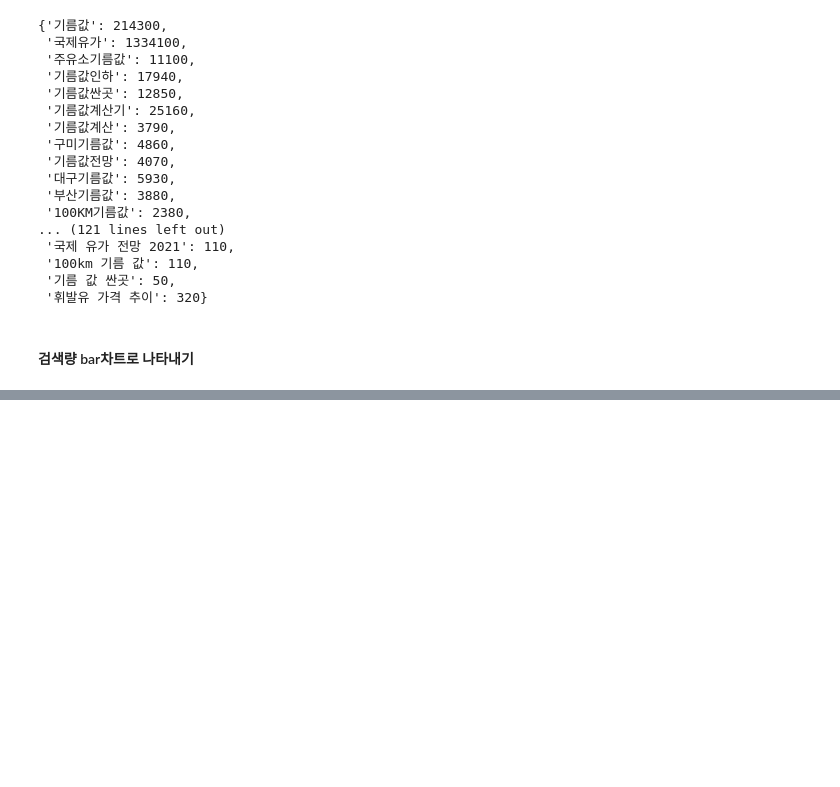
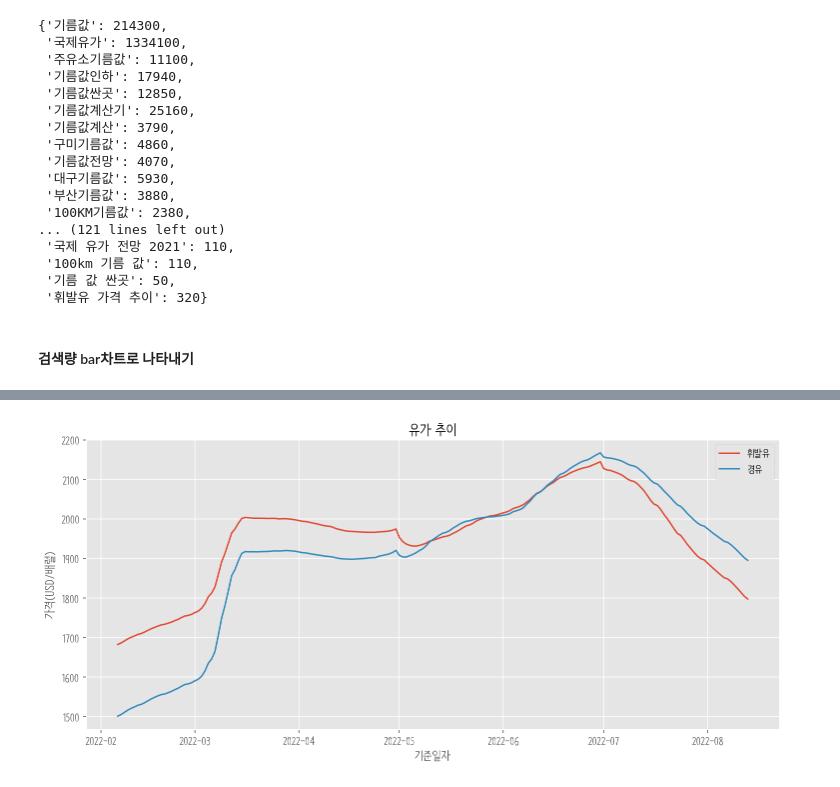
Before and after one commit to certainly-I/Busan-Oil-Price-Analysis, a Jupyter notebook: 주유소_지도_워드.ipynb, the cells around one changed output, grey strips where cells are left out. Cells and saved outputs as stored; diff of their text form; code cells hidden in the pictures; blank space fills up the shorter version.

```diff
--- a/주유소_지도_워드.ipynb
+++ b/주유소_지도_워드.ipynb
@@ -494,0 +506,3 @@ plt.show()
+# %%
+# 휘발유
+oil_price_gsl = get_oilDaily_price('OIL_GSL')
@@ -494,0 +530,3 @@ plt.show()
+# %%
+# 경유
+oil_price_lo = get_oilDaily_price('OIL_LO')
@@ -494,0 +554,13 @@ plt.show()
+# %%
+plt.figure(figsize=(10.5,5))
+plt.plot(oil_price_gsl['날짜'], oil_price_gsl['종가'], label='휘발유')
+plt.plot(oil_price_lo['날짜'], oil_price_lo['종가'], label='경유')
+
+plt.title('유가 추이')
+plt.xlabel('기준일자')
+plt.ylabel('가격(USD/배럴)')
+plt.legend()
+plt.tight_layout()
+plt.show()
+# %% [output]
+[figure, added]
```
Also changed, not shown: parts of 27 cells of this notebook, 2 other files.
